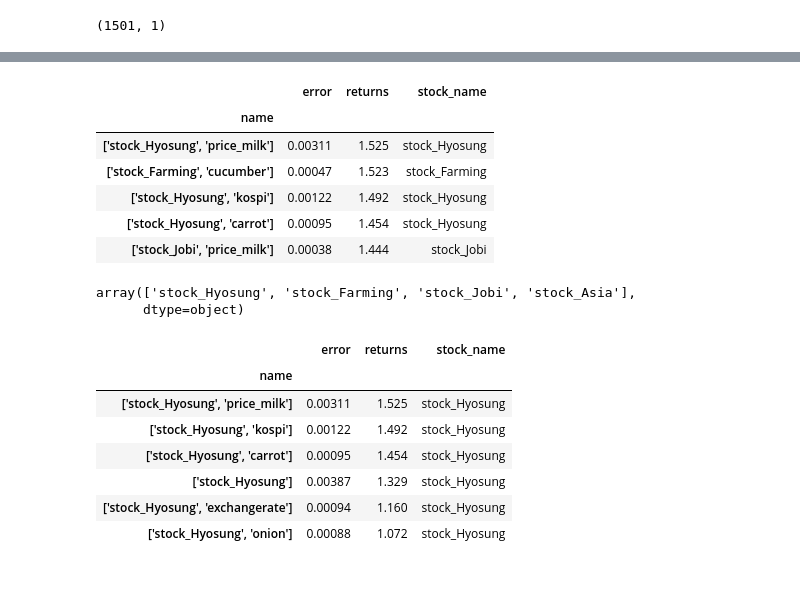
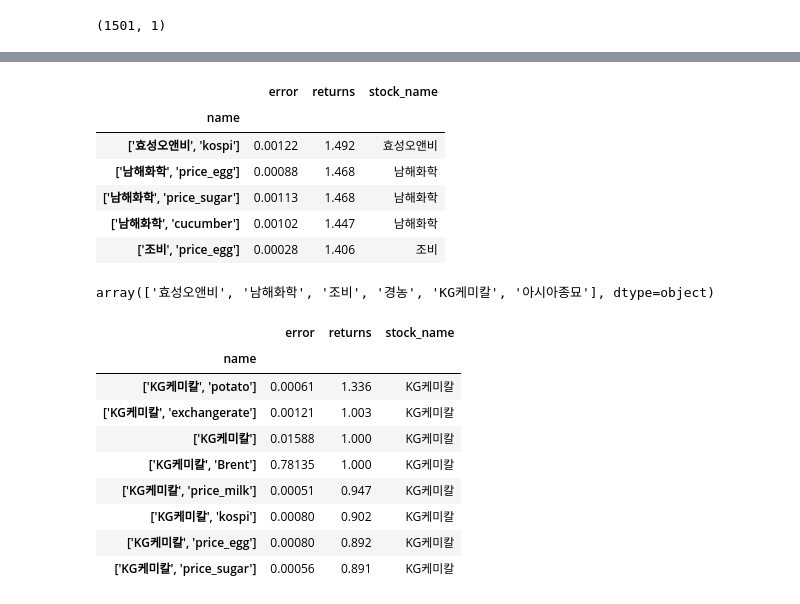
Before and after one commit to sunnight9507/BitAcademy, a Jupyter notebook: Project/Data_to_database.ipynb, the cells around one changed output, grey strips where cells are left out. Saved outputs shown, nothing was run; the diff lists cells and outputs as text; code cells hidden in the pictures.

```diff
--- a/Project/Data_to_database.ipynb
+++ b/Project/Data_to_database.ipynb
@@ -143,7 +143,7 @@ data.tail(2)
 2 rows × 31 columns
 # %%
-target_name = 'stock_Farming'
-target_names = [target_name,'cucumber']
+target_name = 'KG케미칼'
+target_names = [target_name, 'potato']
 #df = data[]
 shift_steps = 1
 
@@ -244,7 +244,7 @@ print(y_batch.shape)
 # %%
 model = init_model()
 # [_stock_Jobi_, _onion_].h5
-model.load_weights('model/[\'stock_Farming\', \'cucumber\'].h5')# Re-evaluate the model ,
+model.load_weights('model/[\'KG케미칼\', \'potato\'].h5')# Re-evaluate the model , \'price_egg\'
 # %% [output]
 Model: "sequential_8"
 _________________________________________________________________
@@ -348,8 +348,8 @@ np.prod(returns[-65:-1])
 # %%
 # returns_lst = pd.DataFrame(columns = ['name','error','returns','stock_name']).set_index('name')
-returns_lst = pd.read_csv('returns_lst.csv', encoding='cp949').set_index('name')
+returns_lst = pd.read_csv('returns_lst.csv').set_index('name')
 
-returns_lst.head()
+returns_lst
 # %% [output]
 |  | error | returns | stock_name |
 | name |  |  |  |
@@ -388,27 +398,28 @@ result.head()
 # %% [output]
 |  | error | returns | stock_name |
 | name |  |  |  |
-| ['stock_Hyosung', 'price_milk'] | 0.00311 | 1.525 | stock_Hyosung |
-| ['stock_Farming', 'cucumber'] | 0.00047 | 1.523 | stock_Farming |
-| ['stock_Hyosung', 'kospi'] | 0.00122 | 1.492 | stock_Hyosung |
-| ['stock_Hyosung', 'carrot'] | 0.00095 | 1.454 | stock_Hyosung |
-| ['stock_Jobi', 'price_milk'] | 0.00038 | 1.444 | stock_Jobi |
+| ['효성오앤비', 'kospi'] | 0.00122 | 1.492 | 효성오앤비 |
+| ['남해화학', 'price_egg'] | 0.00088 | 1.468 | 남해화학 |
+| ['남해화학', 'price_sugar'] | 0.00113 | 1.468 | 남해화학 |
+| ['남해화학', 'cucumber'] | 0.00102 | 1.447 | 남해화학 |
+| ['조비', 'price_egg'] | 0.00028 | 1.406 | 조비 |
 # %%
 result['stock_name'].unique()
 # %% [output]
-array(['stock_Hyosung', 'stock_Farming', 'stock_Jobi', 'stock_Asia'],
-      dtype=object)
+array(['효성오앤비', '남해화학', '조비', '경농', 'KG케미칼', '아시아종묘'], dtype=object)
 # %%
-result[result['stock_name'] == 'stock_Hyosung']
+result[result['stock_name'] == 'KG케미칼']
 # %% [output]
 |  | error | returns | stock_name |
 | name |  |  |  |
-| ['stock_Hyosung', 'price_milk'] | 0.00311 | 1.525 | stock_Hyosung |
-| ['stock_Hyosung', 'kospi'] | 0.00122 | 1.492 | stock_Hyosung |
-| ['stock_Hyosung', 'carrot'] | 0.00095 | 1.454 | stock_Hyosung |
-| ['stock_Hyosung'] | 0.00387 | 1.329 | stock_Hyosung |
-| ['stock_Hyosung', 'exchangerate'] | 0.00094 | 1.160 | stock_Hyosung |
-| ['stock_Hyosung', 'onion'] | 0.00088 | 1.072 | stock_Hyosung |
+| ['KG케미칼', 'potato'] | 0.00061 | 1.336 | KG케미칼 |
+| ['KG케미칼', 'exchangerate'] | 0.00121 | 1.003 | KG케미칼 |
+| ['KG케미칼'] | 0.01588 | 1.000 | KG케미칼 |
+| ['KG케미칼', 'Brent'] | 0.78135 | 1.000 | KG케미칼 |
+| ['KG케미칼', 'price_milk'] | 0.00051 | 0.947 | KG케미칼 |
+| ['KG케미칼', 'kospi'] | 0.00080 | 0.902 | KG케미칼 |
+| ['KG케미칼', 'price_egg'] | 0.00080 | 0.892 | KG케미칼 |
+| ['KG케미칼', 'price_sugar'] | 0.00056 | 0.891 | KG케미칼 |
 # %%
 DB_data
 # %% [output]
```
Also changed, not shown: parts of 11 cells of this notebook, 1 other file.
